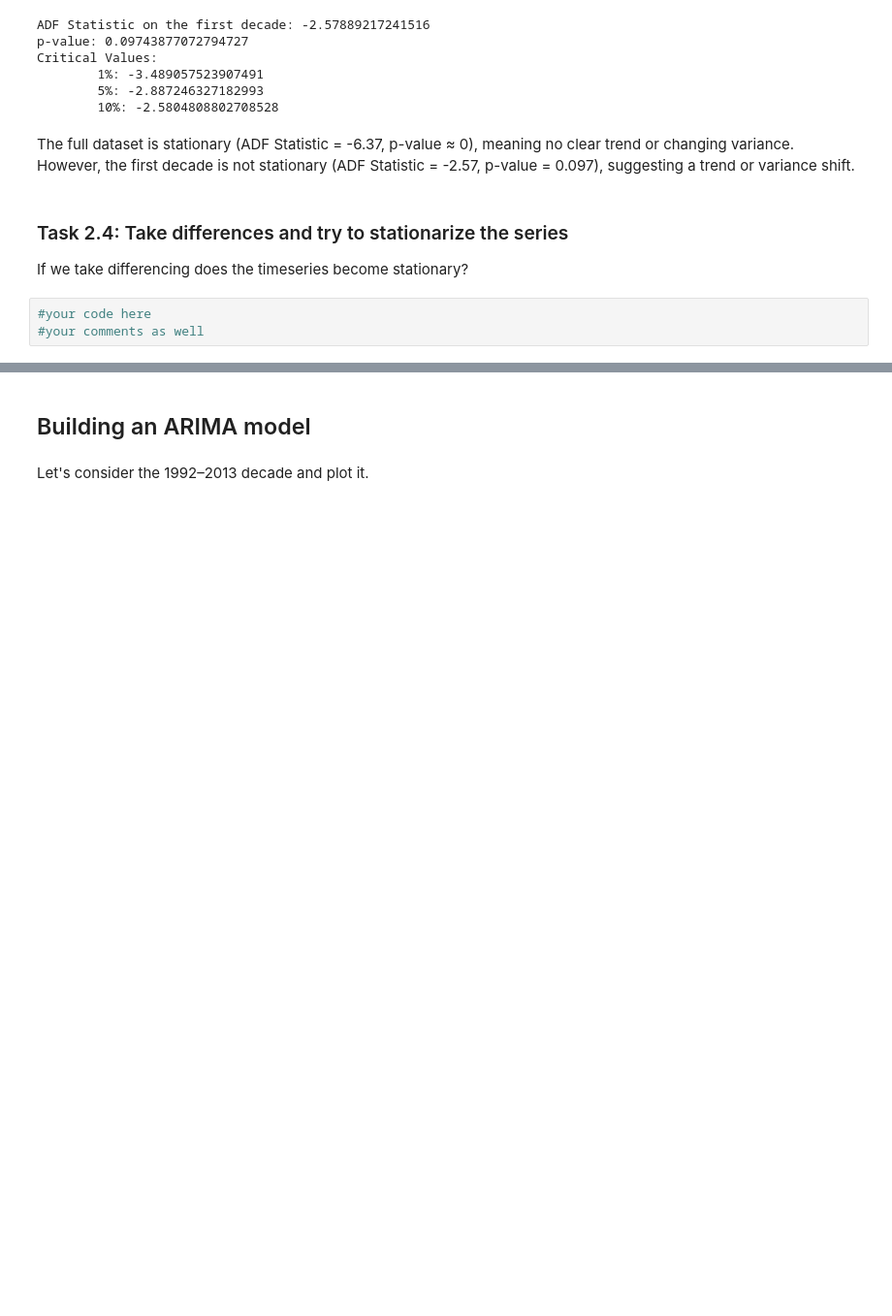
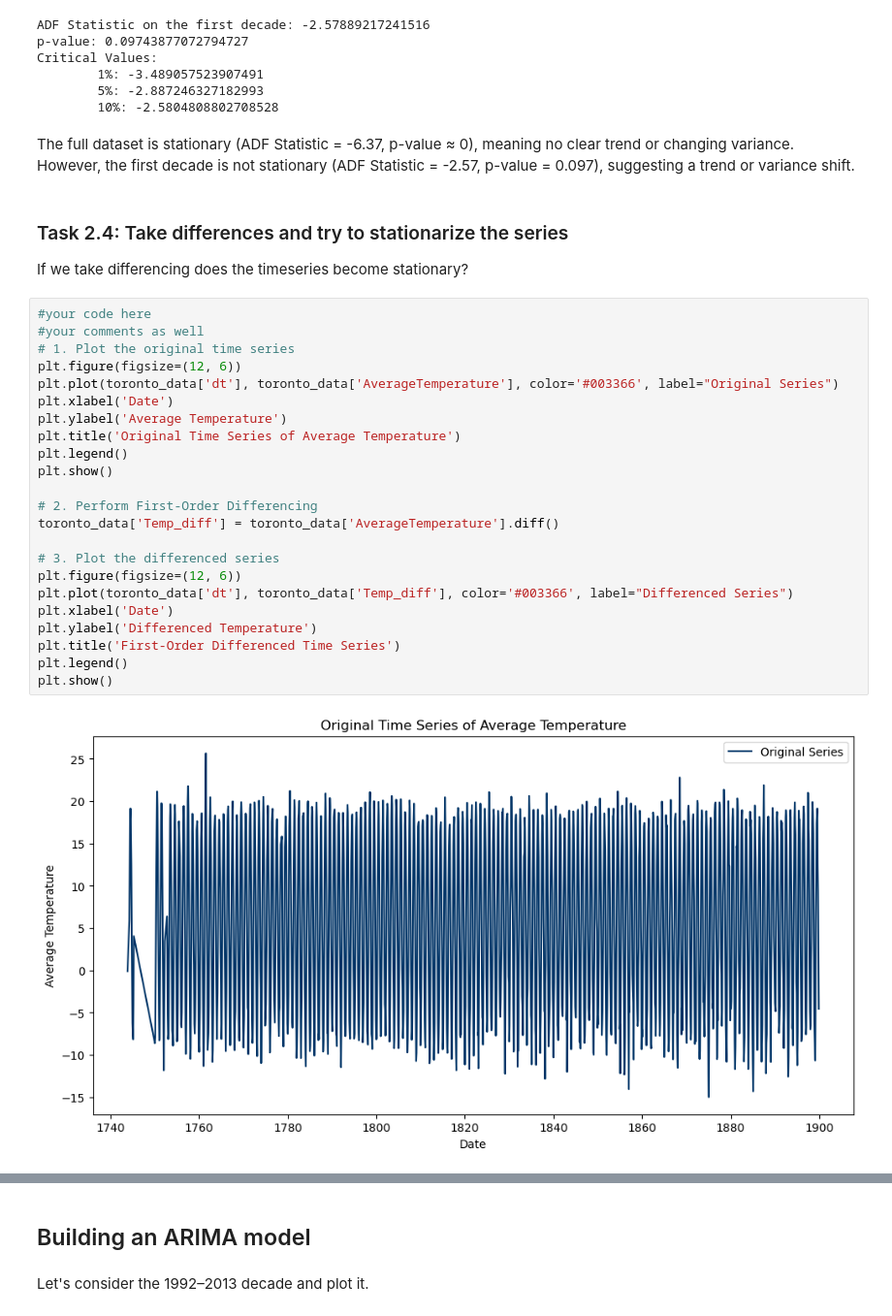
Before and after one commit to Ingridsm21/Data_Analysis, a Jupyter notebook: clinic5/clinic5-ts-complete.ipynb, the cells around one changed output, grey strips where cells are left out. Shown at 97% size. Saved outputs shown, nothing was run; the diff lists cells and outputs as text; blank space fills up the shorter version.

```diff
--- a/clinic5/clinic5-ts-complete.ipynb
+++ b/clinic5/clinic5-ts-complete.ipynb
@@ -658,6 +667,28 @@ The full dataset is stationary (ADF Statistic = -6.37, p-value ≈ 0), meaning n
 ### Task 2.4: Take differences and try to stationarize the series
 
 If we take differencing does the timeseries become stationary?
-# %%
-#your code here
-#your comments as well
+# %%
+#your code here
+#your comments as well
+# 1. Plot the original time series
+plt.figure(figsize=(12, 6))
+plt.plot(toronto_data['dt'], toronto_data['AverageTemperature'], color='#003366', label="Original Series")
+plt.xlabel('Date')
+plt.ylabel('Average Temperature')
+plt.title('Original Time Series of Average Temperature')
+plt.legend()
+plt.show()
+
+# 2. Perform First-Order Differencing
+toronto_data['Temp_diff'] = toronto_data['AverageTemperature'].diff()
+
+# 3. Plot the differenced series
+plt.figure(figsize=(12, 6))
+plt.plot(toronto_data['dt'], toronto_data['Temp_diff'], color='#003366', label="Differenced Series")
+plt.xlabel('Date')
+plt.ylabel('Differenced Temperature')
+plt.title('First-Order Differenced Time Series')
+plt.legend()
+plt.show()
+# %% [output]
+[figure, added]
```
Also changed, not shown: parts of 30 cells of this notebook.
